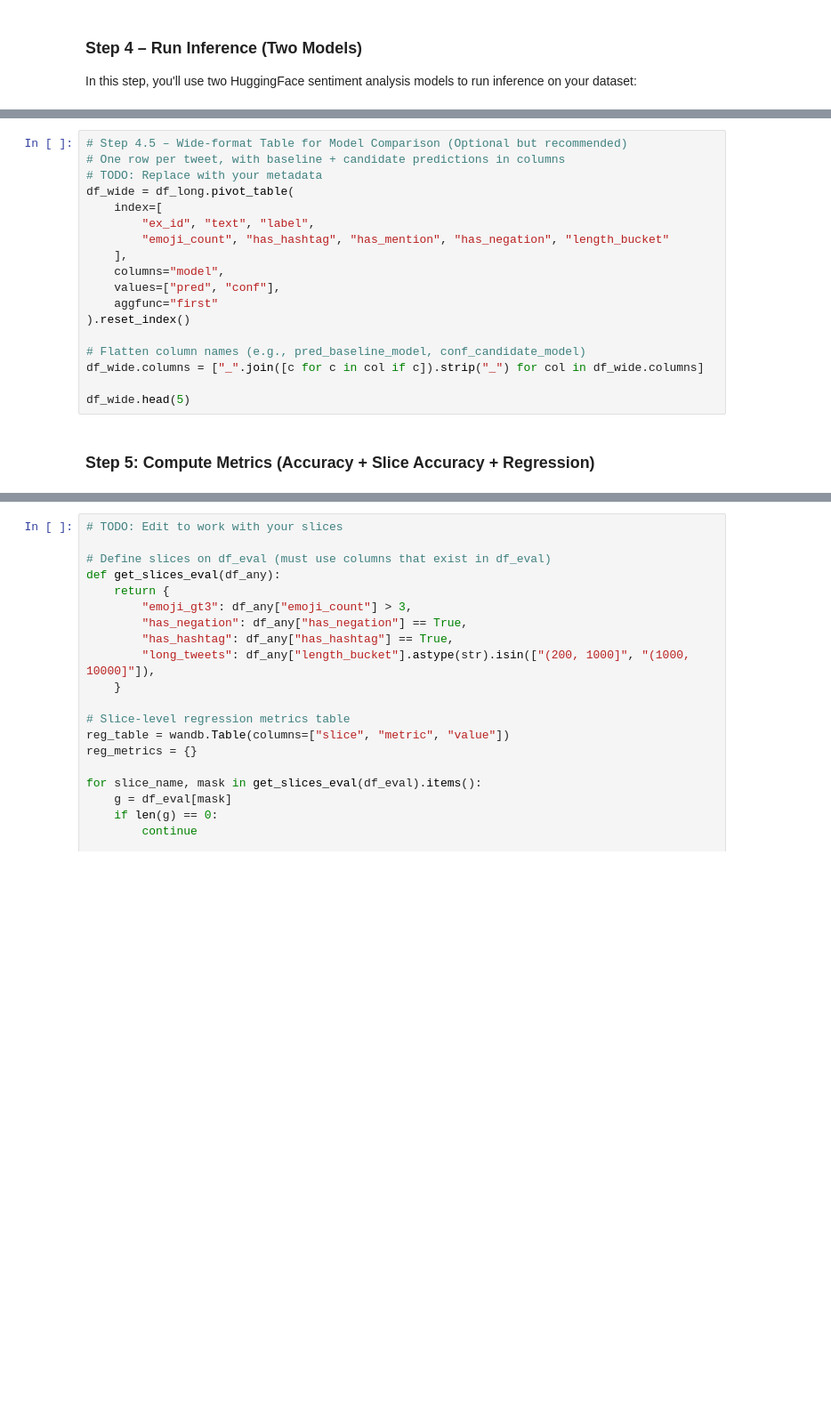
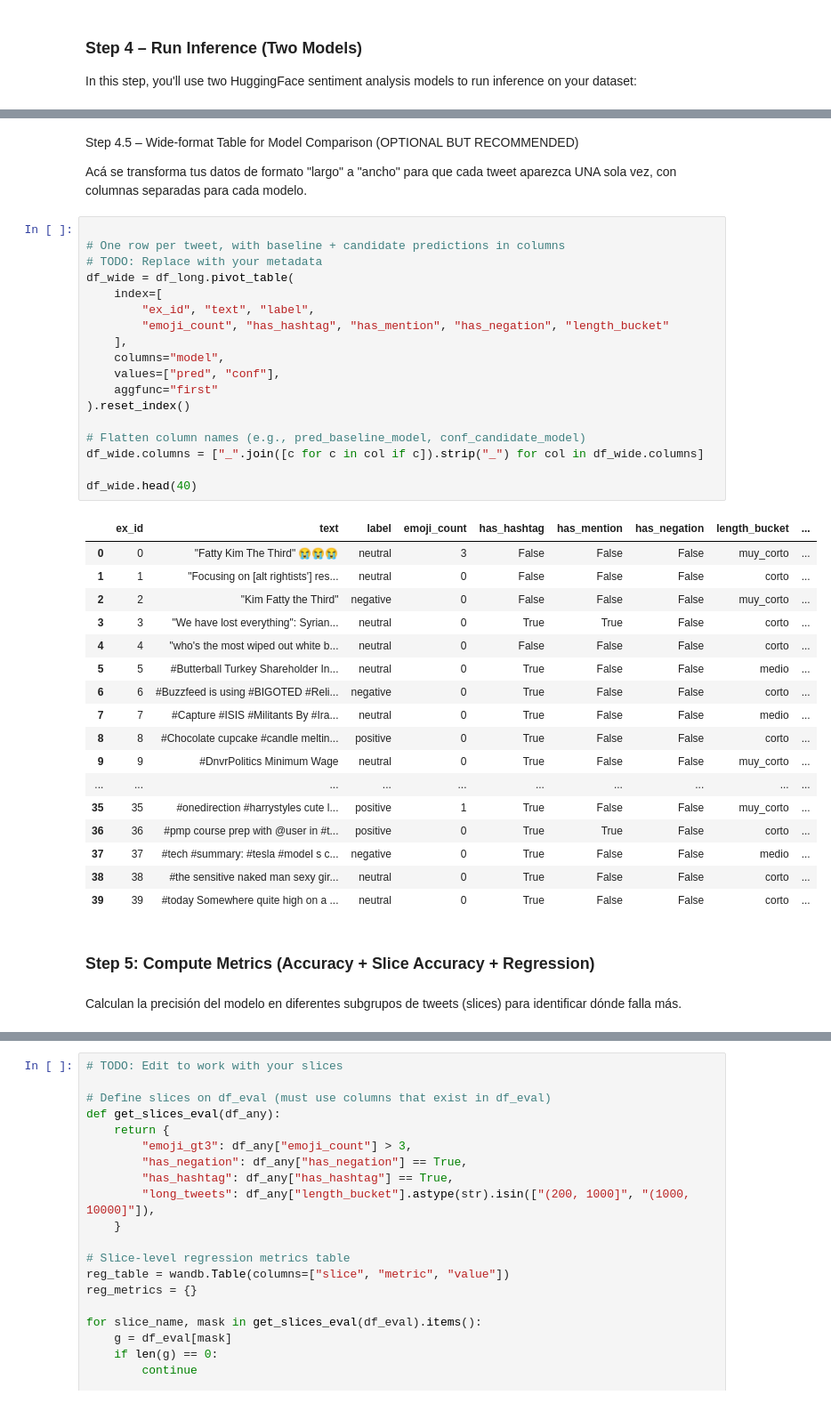
Before and after one commit to Rubencho6661/MIA-mlip-model-testing-lab4, a Jupyter notebook: lab4.ipynb, the cells around one changed output, grey strips where cells are left out. Shown at 89% size. Saved outputs shown, nothing was run; the diff lists cells and outputs as text; blank space fills up the shorter version.

```diff
--- a/lab4.ipynb
+++ b/lab4.ipynb
@@ -292,20 +336,44 @@ df_long.head(20)
+# %% [markdown]
+Step 4.5 – Wide-format Table for Model Comparison (OPTIONAL BUT RECOMMENDED)
+
+Acá se transforma tus datos de formato "largo" a "ancho" para que cada tweet aparezca UNA sola vez, con columnas separadas para cada modelo.
 # %%
-# Step 4.5 – Wide-format Table for Model Comparison (Optional but recommended)
+
 # One row per tweet, with baseline + candidate predictions in columns
 # TODO: Replace with your metadata
 df_wide = df_long.pivot_table(
     index=[
         "ex_id", "text", "label",
         "emoji_count", "has_hashtag", "has_mention", "has_negation", "length_bucket"
     ],
     columns="model",
     values=["pred", "conf"],
     aggfunc="first"
 ).reset_index()
 
 # Flatten column names (e.g., pred_baseline_model, conf_candidate_model)
 df_wide.columns = ["_".join([c for c in col if c]).strip("_") for col in df_wide.columns]
 
-df_wide.head(5)
+df_wide.head(40)
+# %% [output]
+|  | ex_id | text | label | emoji_count | has_hashtag | has_mention | has_negation | length_bucket | ... |
+| 0 | 0 | "Fatty Kim The Third" 😭😭😭 | neutral | 3 | False | False | False | muy_corto | ... |
+| 1 | 1 | "Focusing on [alt rightists'] res... | neutral | 0 | False | False | False | corto | ... |
+| 2 | 2 | "Kim Fatty the Third" | negative | 0 | False | False | False | muy_corto | ... |
+| 3 | 3 | "We have lost everything": Syrian... | neutral | 0 | True | True | False | corto | ... |
+| 4 | 4 | "who's the most wiped out white b... | neutral | 0 | False | False | False | corto | ... |
+| 5 | 5 | #Butterball Turkey Shareholder In... | neutral | 0 | True | False | False | medio | ... |
+| 6 | 6 | #Buzzfeed is using #BIGOTED #Reli... | negative | 0 | True | False | False | corto | ... |
+| 7 | 7 | #Capture #ISIS #Militants By #Ira... | neutral | 0 | True | False | False | medio | ... |
+| 8 | 8 | #Chocolate cupcake #candle meltin... | positive | 0 | True | False | False | corto | ... |
+| 9 | 9 | #DnvrPolitics Minimum Wage | neutral | 0 | True | False | False | muy_corto | ... |
+| ... | ... | ... | ... | ... | ... | ... | ... | ... | ... |
+| 35 | 35 | #onedirection #harrystyles cute l... | positive | 1 | True | False | False | muy_corto | ... |
+| 36 | 36 | #pmp course prep with @user in #t... | positive | 0 | True | True | False | corto | ... |
+| 37 | 37 | #tech #summary: #tesla #model s c... | negative | 0 | True | False | False | medio | ... |
+| 38 | 38 | #the sensitive naked man sexy gir... | neutral | 0 | True | False | False | corto | ... |
+| 39 | 39 | #today Somewhere quite high on a ... | neutral | 0 | True | False | False | corto | ... |
 # %% [markdown]
 ### Step 5: Compute Metrics (Accuracy + Slice Accuracy + Regression)
+# %% [markdown]
+Calculan la precisión del modelo en diferentes subgrupos de tweets (slices) para identificar dónde falla más.
```
Also changed, not shown: parts of 19 cells of this notebook.
